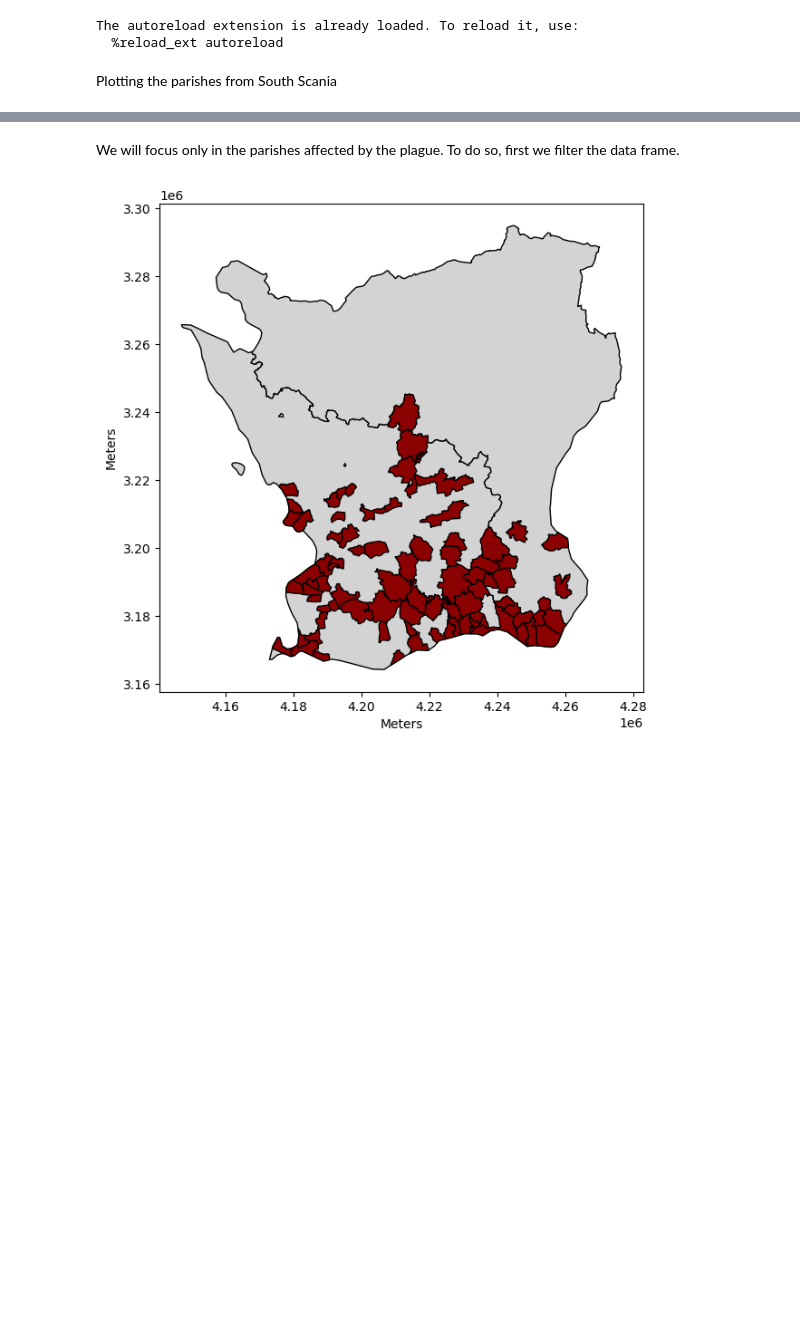
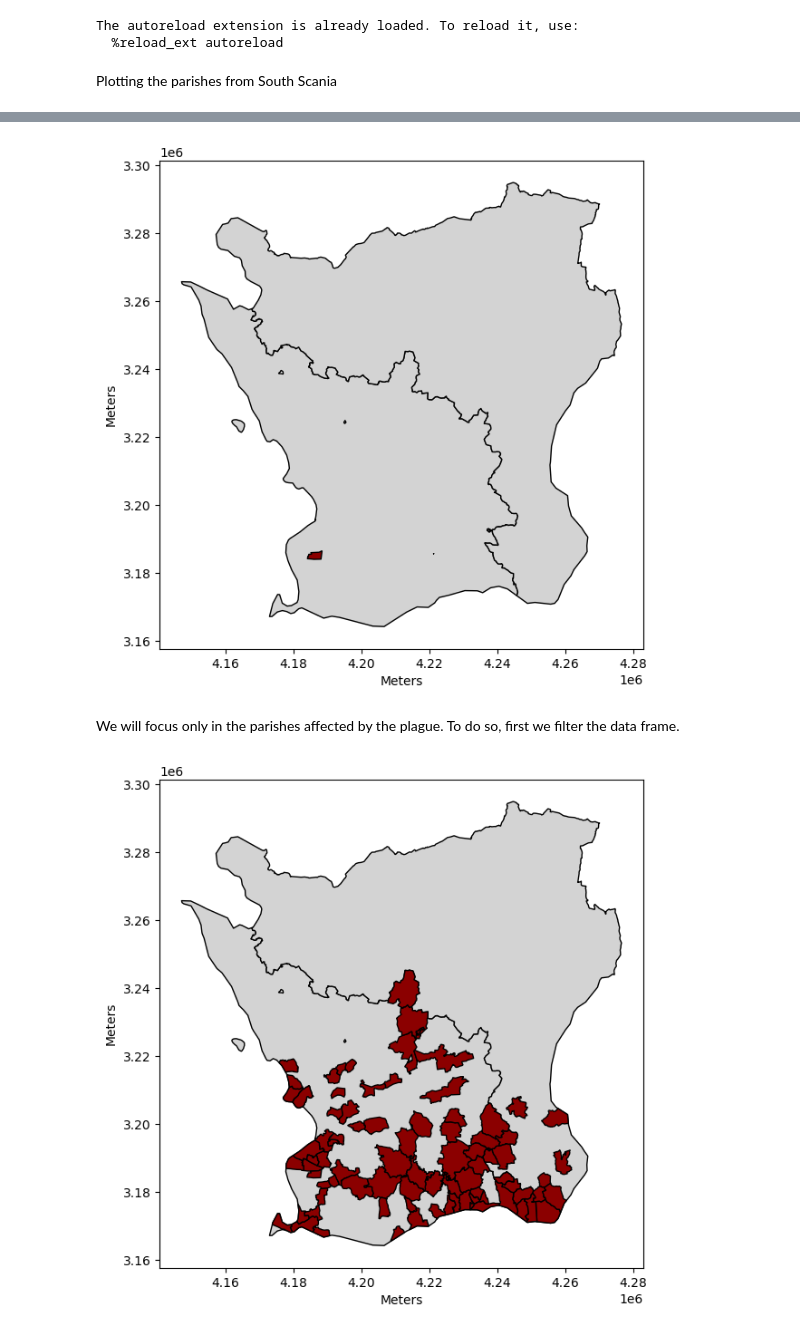
Before and after one commit to polislizarralde/PythonMathematicalModeling, a Jupyter notebook: docs/PlagueProject/ClusterFittingSouthScania.ipynb, the cells around one changed output, grey strips where cells are left out. Drawn from its saved outputs; the diff is of its cells as text; code cells hidden in the pictures; blank space fills up the shorter version.

```diff
--- a/docs/PlagueProject/ClusterFittingSouthScania.ipynb
+++ b/docs/PlagueProject/ClusterFittingSouthScania.ipynb
@@ -112,3 +114,14 @@ southMap  # show map
+# %%
+fig, ax = plt.subplots(figsize=(10, 7))
+SkaneMap.plot(ax=ax, color = 'lightgray', edgecolor='black',
+              legend=False)
+southScaniaMap[(southScaniaMap['G_NAME']=='LOCKARPS')].plot(ax=ax, color = 'darkred',
+                        edgecolor='black', legend=False)
+plt.xlabel('Meters')
+plt.ylabel('Meters')
+plt.show()
+# %% [output]
+[figure, added]
 # %% [markdown]
 We will focus only in the parishes affected by the plague. To do so, first we filter the data frame.
 # %%
```
Also changed, not shown: parts of 17 cells of this notebook, 1 other file.
